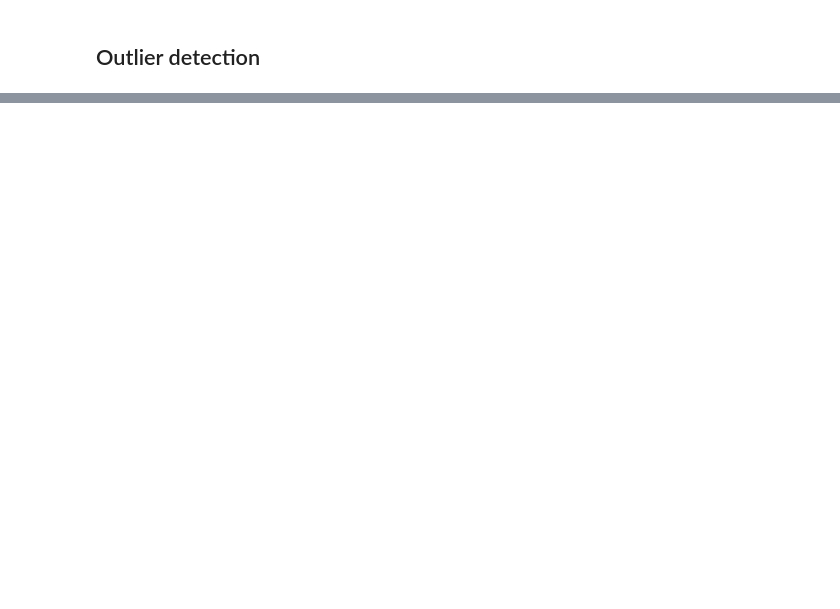
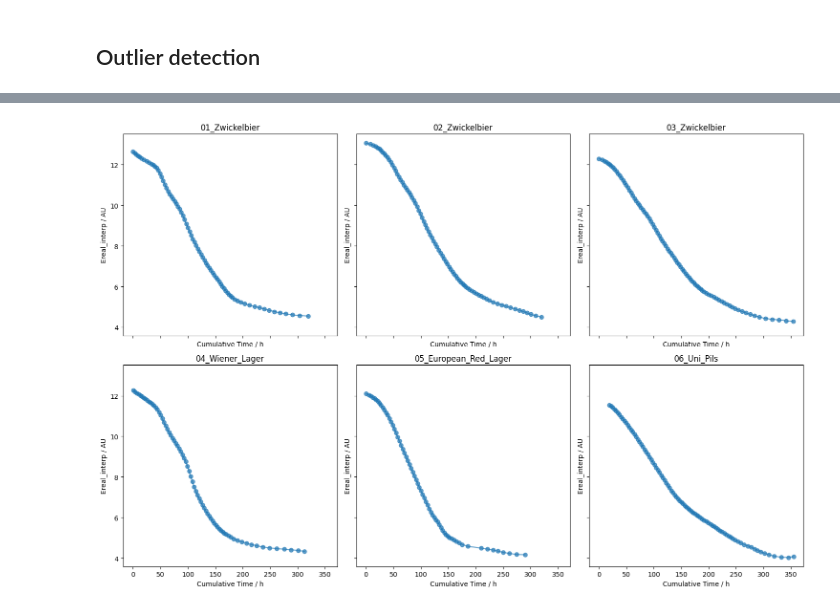
Before and after one commit to CTO-JKU/NIR-Beer-Fermentation-Monitoring, a Jupyter notebook: calibration.ipynb, the cells around one changed output, grey strips where cells are left out. Cells and saved outputs as stored; diff of their text form; code cells hidden in the pictures; blank space fills up the shorter version.

```diff
--- a/calibration.ipynb
+++ b/calibration.ipynb
@@ -136,0 +205,4 @@ plt.show()
+# %%
+from NIRBeer.interpolation import interpolate_targets_to_spectra
+
+df_interpolate = interpolate_targets_to_spectra(result.df_inliers, df_dsa)
@@ -136,0 +299,20 @@ plt.show()
+# %%
+# Plot Ereal_interp vs CumulativeTime for all batches in a grid of subplots
+import matplotlib.pyplot as plt
+batches = selected_df["BatchName"].unique().sort().to_list()
+n_batches = len(batches)
+n_cols = 3
+n_rows = int(np.ceil(n_batches / n_cols))
+fig, axes = plt.subplots(n_rows, n_cols, figsize=(15, 5 * n_rows), sharex=True, sharey=True)
+for i, batch in enumerate(batches):
+    ax = axes[i // n_cols, i % n_cols]
+    batch_data = selected_df.filter(pl.col("BatchName") == batch)
+    ax.plot(batch_data["CumulativeTime"], batch_data["Ereal_interp"], marker='o', linestyle='-', alpha=0.7)
+    ax.set_title(batch)
+    ax.set_xlabel("Cumulative Time / h")
+    ax.set_ylabel("Ereal_interp / AU")
+plt.tight_layout()
+#plt.savefig("selected_points.jpg", dpi=600, bbox_inches='tight')
+plt.show()
+# %% [output]
+[figure, added]
```
Also changed, not shown: parts of 15 cells of this notebook, 17 other files.
